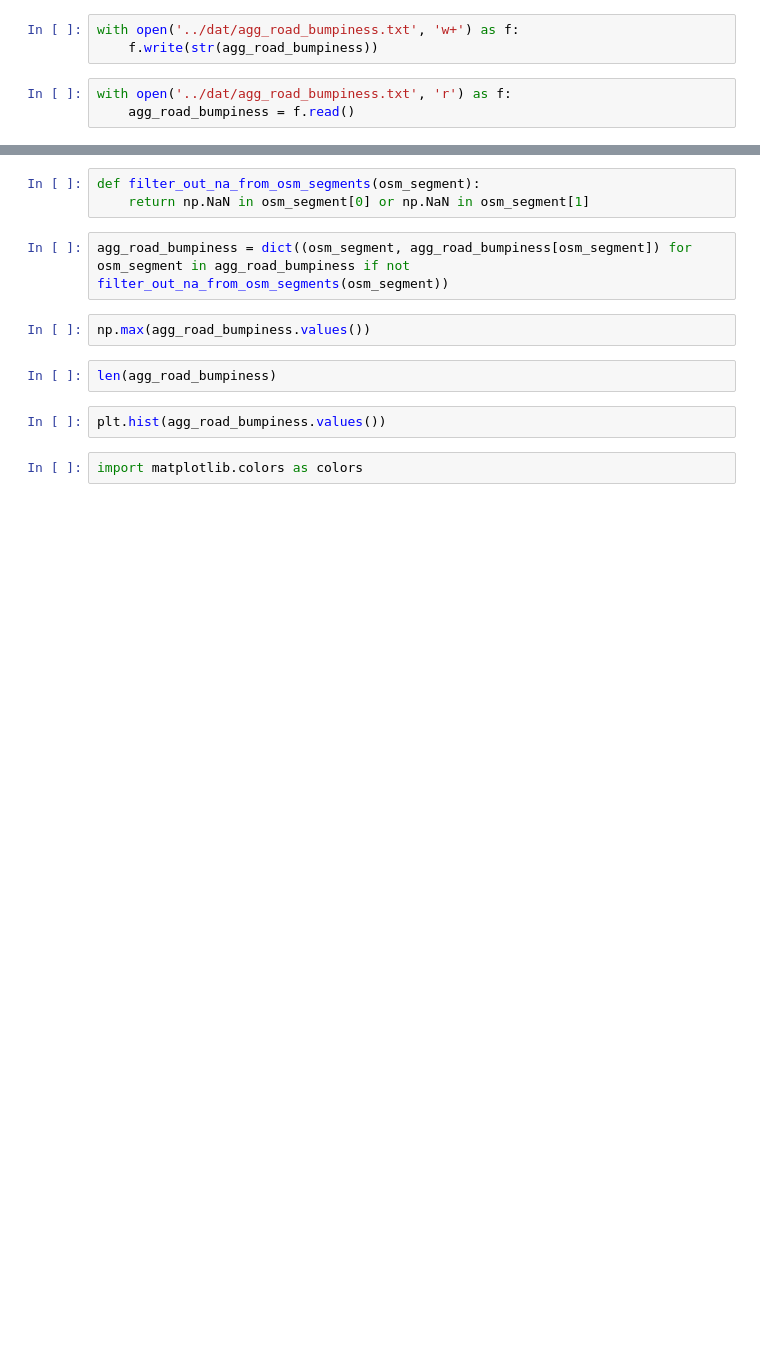
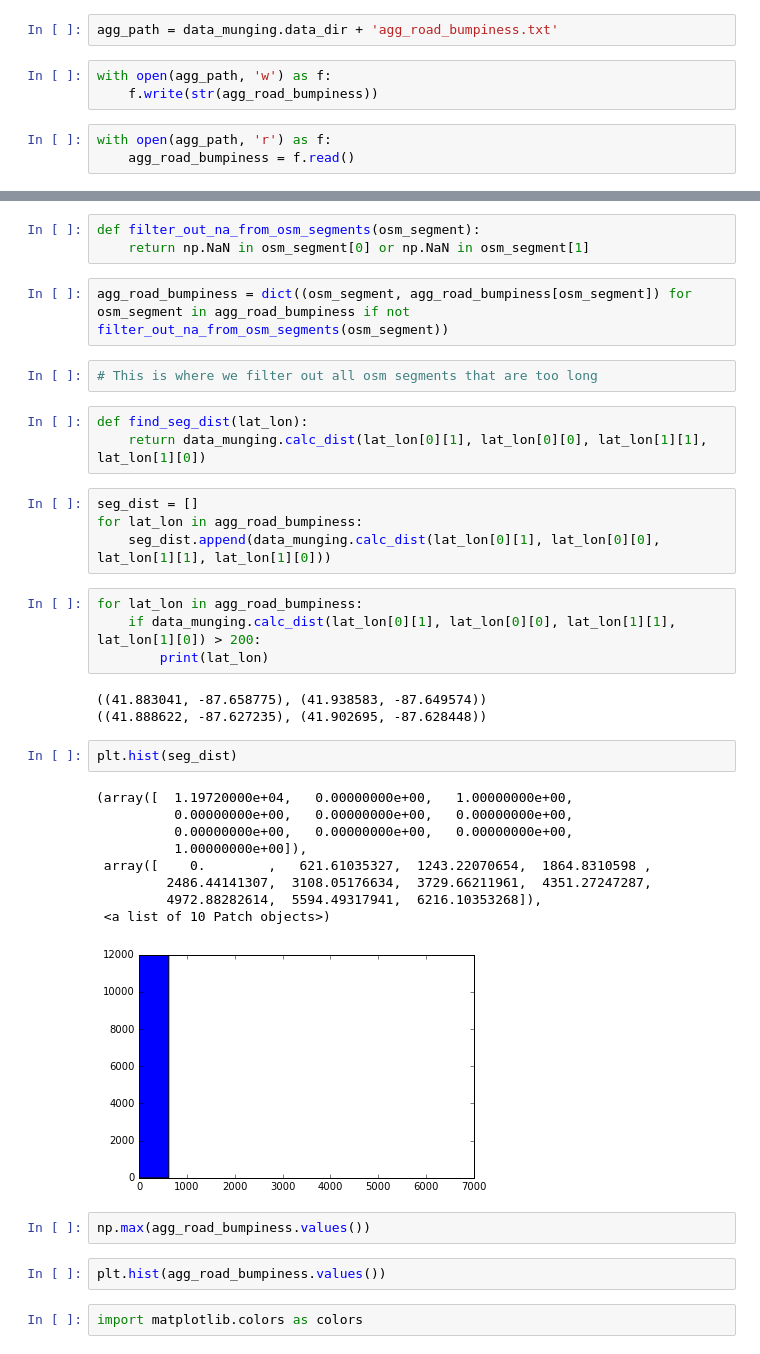
Before and after one commit to zscore/pavement_analysis, a Jupyter notebook: src/Snapping_Readings_OSRM.ipynb, the cells around one changed output, grey strips where cells are left out. Saved outputs shown, nothing was run; the diff lists cells and outputs as text; blank space fills up the shorter version.

```diff
--- a/src/Snapping_Readings_OSRM.ipynb
+++ b/src/Snapping_Readings_OSRM.ipynb
@@ -255,9 +307,11 @@ for index, reading in readings.iterrows():
 # sorted_road_bumpiness = sorted(road_bumpiness.items(), key=lambda i: len(i[1]), reverse=True)
 # %%
 agg_road_bumpiness = dict((osm_segment, np.mean(road_bumpiness[osm_segment])) for osm_segment in road_bumpiness)
+# %%
+agg_path = data_munging.data_dir + 'agg_road_bumpiness.txt'
 # %%
-with open('../dat/agg_road_bumpiness.txt', 'w+') as f:
+with open(agg_path, 'w') as f:
     f.write(str(agg_road_bumpiness))
 # %%
-with open('../dat/agg_road_bumpiness.txt', 'r') as f:
+with open(agg_path, 'r') as f:
     agg_road_bumpiness = f.read()
@@ -270,10 +322,36 @@ def filter_out_na_from_osm_segments(osm_segment):
     return np.NaN in osm_segment[0] or np.NaN in osm_segment[1]
 # %%
 agg_road_bumpiness = dict((osm_segment, agg_road_bumpiness[osm_segment]) for osm_segment in agg_road_bumpiness if not filter_out_na_from_osm_segments(osm_segment))
+# %%
+# This is where we filter out all osm segments that are too long
+# %%
+def find_seg_dist(lat_lon):
+    return data_munging.calc_dist(lat_lon[0][1], lat_lon[0][0], lat_lon[1][1], lat_lon[1][0])
+# %%
+seg_dist = []
+for lat_lon in agg_road_bumpiness:
+    seg_dist.append(data_munging.calc_dist(lat_lon[0][1], lat_lon[0][0], lat_lon[1][1], lat_lon[1][0]))
+# %%
+for lat_lon in agg_road_bumpiness:
+    if data_munging.calc_dist(lat_lon[0][1], lat_lon[0][0], lat_lon[1][1], lat_lon[1][0]) > 200:
+        print(lat_lon)
+# %% [output]
+((41.883041, -87.658775), (41.938583, -87.649574))
+((41.888622, -87.627235), (41.902695, -87.628448))
+# %%
+plt.hist(seg_dist)
+# %% [output]
+(array([  1.19720000e+04,   0.00000000e+00,   1.00000000e+00,
+          0.00000000e+00,   0.00000000e+00,   0.00000000e+00,
+          0.00000000e+00,   0.00000000e+00,   0.00000000e+00,
+          1.00000000e+00]),
+ array([    0.        ,   621.61035327,  1243.22070654,  1864.8310598 ,
+         2486.44141307,  3108.05176634,  3729.66211961,  4351.27247287,
+         4972.88282614,  5594.49317941,  6216.10353268]),
+ <a list of 10 Patch objects>)
+[figure, added]
 # %%
 np.max(agg_road_bumpiness.values())
-# %%
-len(agg_road_bumpiness)
 # %%
 plt.hist(agg_road_bumpiness.values())
 # %%
```
Also changed, not shown: parts of 16 cells of this notebook.
